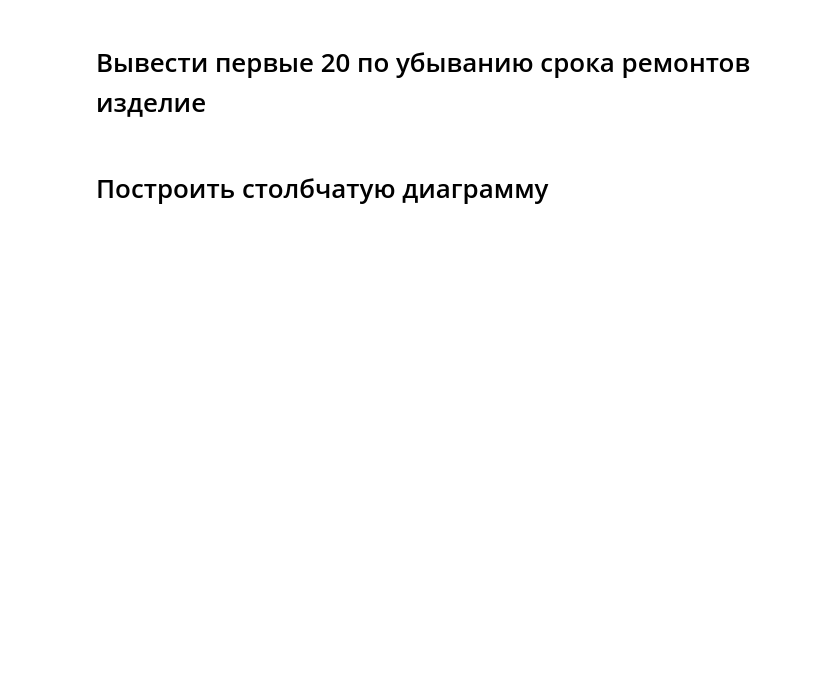
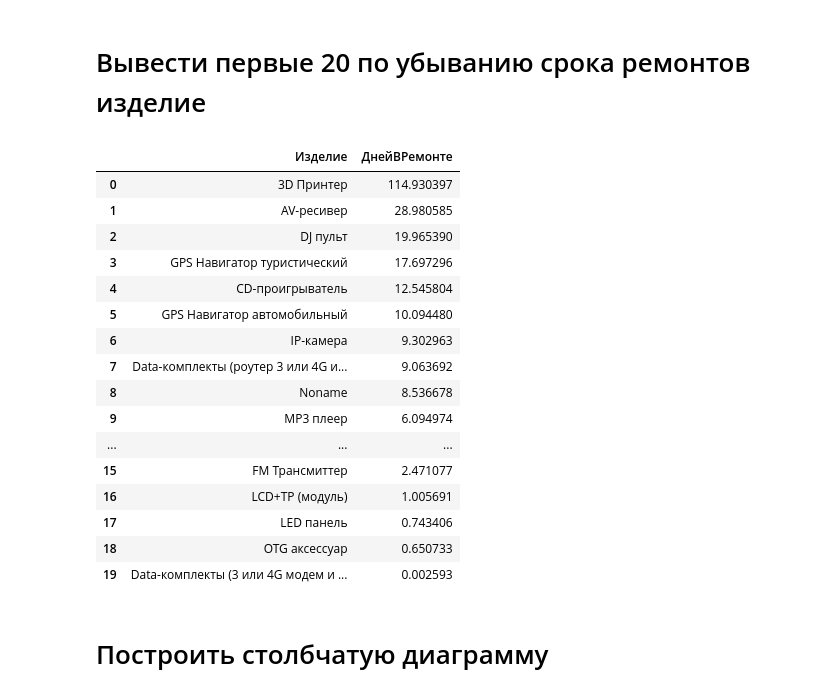
Before and after one commit to HarakaRisasi/dns_data_analysis_study, a Jupyter notebook: 6 занятие/Задание.ipynb, the cells around one changed output. Cells and saved outputs as stored; diff of their text form; code cells hidden in the pictures; blank space fills up the shorter version.

```diff
--- a/6 занятие/Задание.ipynb
+++ b/6 занятие/Задание.ipynb
@@ -8,2 +64,5 @@ import plotly.express as px
 # %% [markdown]
 # Посчитать средний срок ремонтов по каждому изделию
+# %%
+df_mean = df_.pivot_table(values='ДнейВРемонте',index='Изделие', aggfunc='mean')
+df_mean
@@ -10,4 +84,25 @@ import plotly.express as px
 # %% [markdown]
 # Вывести первые 20 по убыванию срока ремонтов изделие
+# %%
+df_mean = df_mean[:20].sort_values(by='ДнейВРемонте', ascending=False).reset_index()
+df_mean
+# %% [output]
+|  | Изделие | ДнейВРемонте |
+| 0 | 3D Принтер | 114.930397 |
+| 1 | AV-ресивер | 28.980585 |
+| 2 | DJ пульт | 19.965390 |
+| 3 | GPS Навигатор туристический | 17.697296 |
+| 4 | CD-проигрыватель | 12.545804 |
+| 5 | GPS Навигатор автомобильный | 10.094480 |
+| 6 | IP-камера | 9.302963 |
+| 7 | Data-комплекты (роутер 3 или 4G и... | 9.063692 |
+| 8 | Noname | 8.536678 |
+| 9 | MP3 плеер | 6.094974 |
+| ... | ... | ... |
+| 15 | FM Трансмиттер | 2.471077 |
+| 16 | LCD+TP (модуль) | 1.005691 |
+| 17 | LED панель | 0.743406 |
+| 18 | OTG аксессуар | 0.650733 |
+| 19 | Data-комплекты (3 или 4G модем и ... | 0.002593 |
 # %% [markdown]
 # Построить столбчатую диаграмму
```
Also changed, not shown: parts of 8 cells of this notebook.
